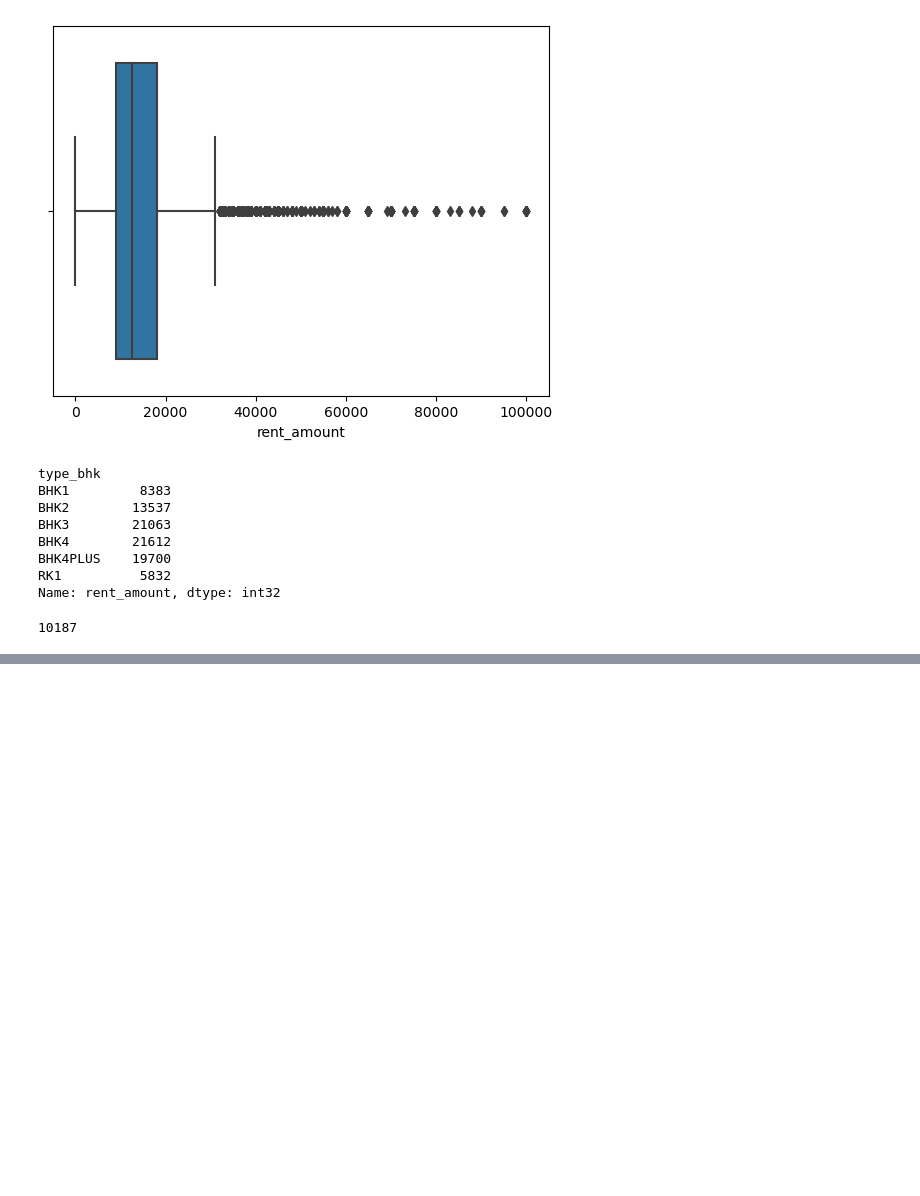
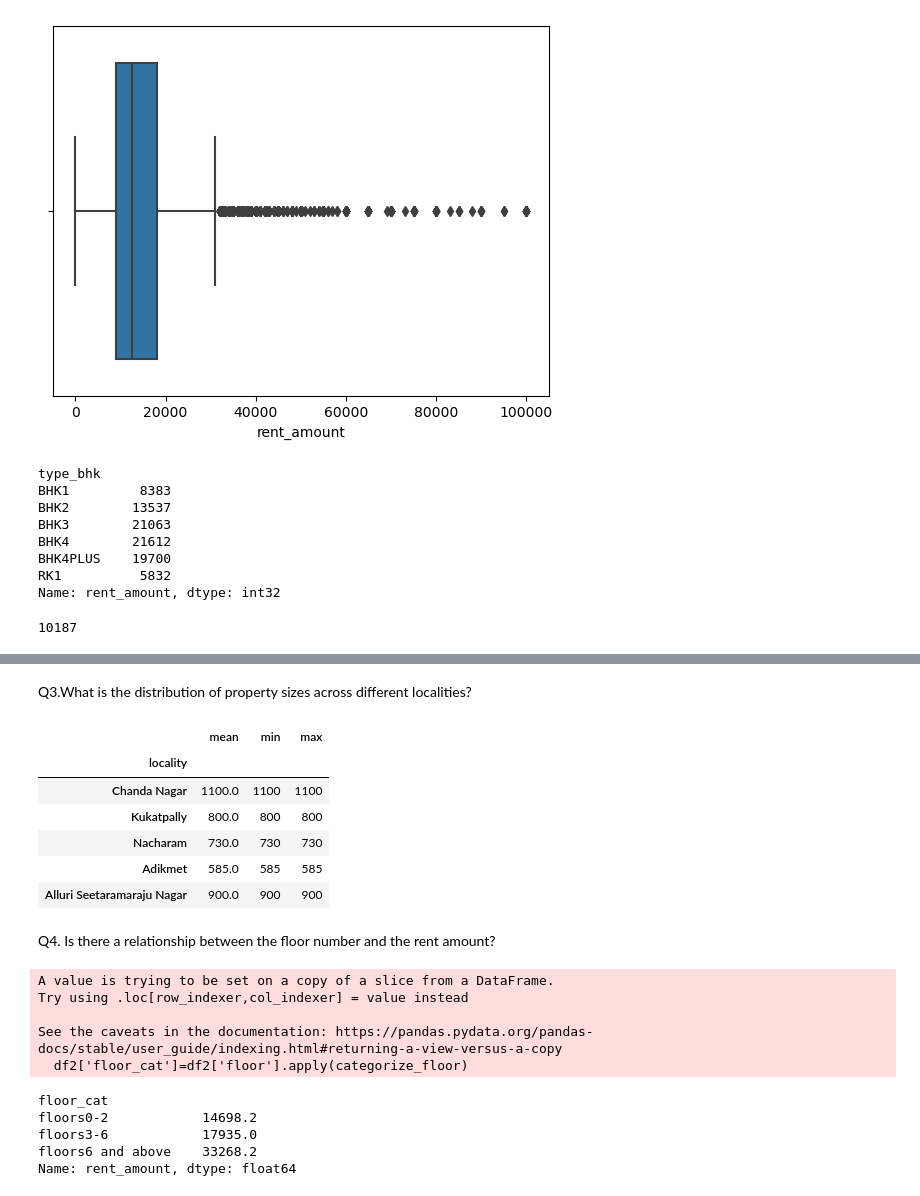
Before and after one commit to Srikant-Pal/No_broker_Analysis, a Jupyter notebook: Nobroker_Analytics.ipynb, the cells around one changed output, grey strips where cells are left out. Cells and saved outputs as stored; diff of their text form; code cells hidden in the pictures; blank space fills up the shorter version.

```diff
--- a/Nobroker_Analytics.ipynb
+++ b/Nobroker_Analytics.ipynb
@@ -268,0 +270,40 @@ Name: rent_amount, Length: 1732, dtype: float64
+# %% [markdown]
+Q3.What is the distribution of property sizes across different localities?
+# %%
+df2.groupby('locality')['property_size'].agg(mean='mean',min='min',max='max').head(5)
+# %% [output]
+|  | mean | min | max |
+| locality |  |  |  |
+| Chanda Nagar | 1100.0 | 1100 | 1100 |
+| Kukatpally | 800.0 | 800 | 800 |
+| Nacharam | 730.0 | 730 | 730 |
+| Adikmet | 585.0 | 585 | 585 |
+| Alluri Seetaramaraju Nagar | 900.0 | 900 | 900 |
+# %% [markdown]
+Q4. Is there a relationship between the floor number and the rent amount?
+# %%
+def categorize_floor(floor):
+    if floor >=0 and floor <=2:
+        return 'floors0-2'
+    elif floor >=3 and floor <=6:
+        return 'floors3-6'
+    else:
+        return 'floors6 and above'
+
+
+
+df2['floor_cat']=df2['floor'].apply(categorize_floor)
+# %% [output]
+A value is trying to be set on a copy of a slice from a DataFrame.
+Try using .loc[row_indexer,col_indexer] = value instead
+
+See the caveats in the documentation: https://pandas.pydata.org/pandas-docs/stable/user_guide/indexing.html#returning-a-view-versus-a-copy
+  df2['floor_cat']=df2['floor'].apply(categorize_floor)
+# %%
+df2.groupby('floor_cat')['rent_amount'].mean().round(1)
+# %% [output]
+floor_cat
+floors0-2            14698.2
+floors3-6            17935.0
+floors6 and above    33268.2
+Name: rent_amount, dtype: float64
```
Also changed, not shown: parts of 26 cells of this notebook.
